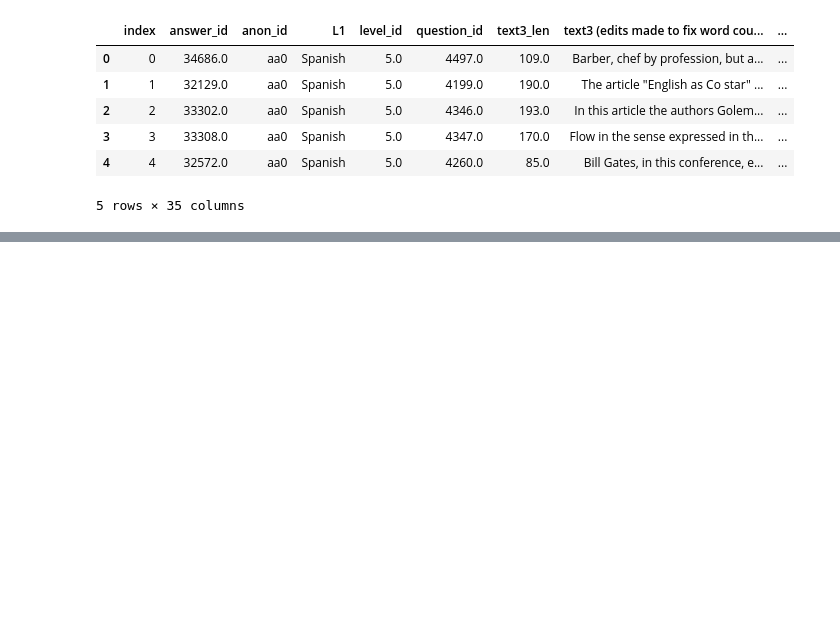
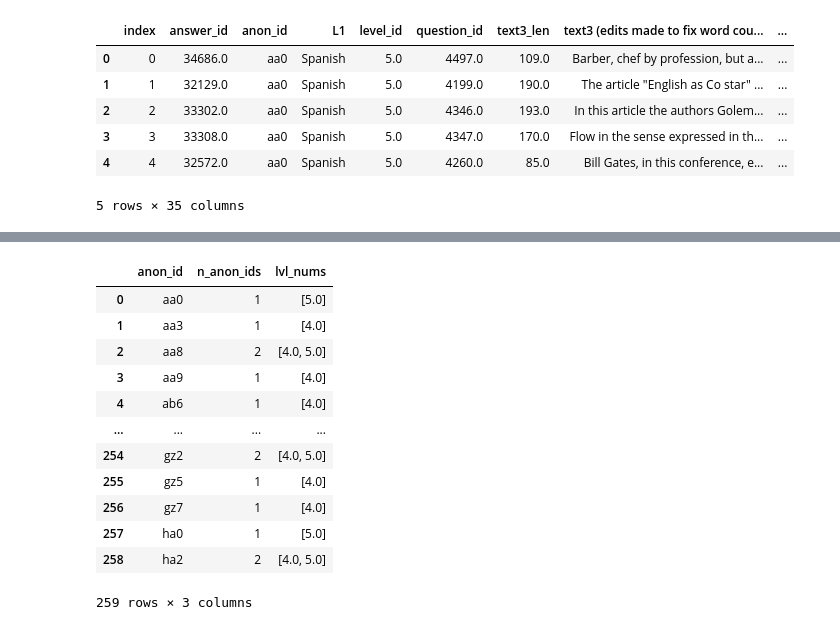
Before and after one commit to mencer456/LRDC-Research, a Jupyter notebook: L2SCA_Processing.ipynb, the cells around one changed output, grey strips where cells are left out. Drawn from its saved outputs; the diff is of its cells as text; code cells hidden in the pictures; blank space fills up the shorter version.

```diff
--- a/L2SCA_Processing.ipynb
+++ b/L2SCA_Processing.ipynb
@@ -189,3 +187,6 @@ loose_merged.head()
 | 3 | 3 | 33308.0 | aa0 | Spanish | 5.0 | 4347.0 | 170.0 | Flow in the sense expressed in th... | ... |
 | 4 | 4 | 32572.0 | aa0 | Spanish | 5.0 | 4260.0 | 85.0 | Bill Gates, in this conference, e... | ... |
 5 rows × 35 columns
+# %%
+def get_uniques(x):
+    return list(x.unique())
@@ -191,0 +210,22 @@ loose_merged.head()
+# %%
+lvls=loose45.groupby('anon_id').agg(
+    n_anon_ids=('level_id','nunique'),
+    lvl_nums=('level_id',get_uniques)
+)
+
+ind_loose=lvls.reset_index()
+ind_loose
+# %% [output]
+|  | anon_id | n_anon_ids | lvl_nums |
+| 0 | aa0 | 1 | [5.0] |
+| 1 | aa3 | 1 | [4.0] |
+| 2 | aa8 | 2 | [4.0, 5.0] |
+| 3 | aa9 | 1 | [4.0] |
+| 4 | ab6 | 1 | [4.0] |
+| ... | ... | ... | ... |
+| 254 | gz2 | 2 | [4.0, 5.0] |
+| 255 | gz5 | 1 | [4.0] |
+| 256 | gz7 | 1 | [4.0] |
+| 257 | ha0 | 1 | [5.0] |
+| 258 | ha2 | 2 | [4.0, 5.0] |
+259 rows × 3 columns
```
Also changed, not shown: parts of 10 cells of this notebook, 2 other files.
